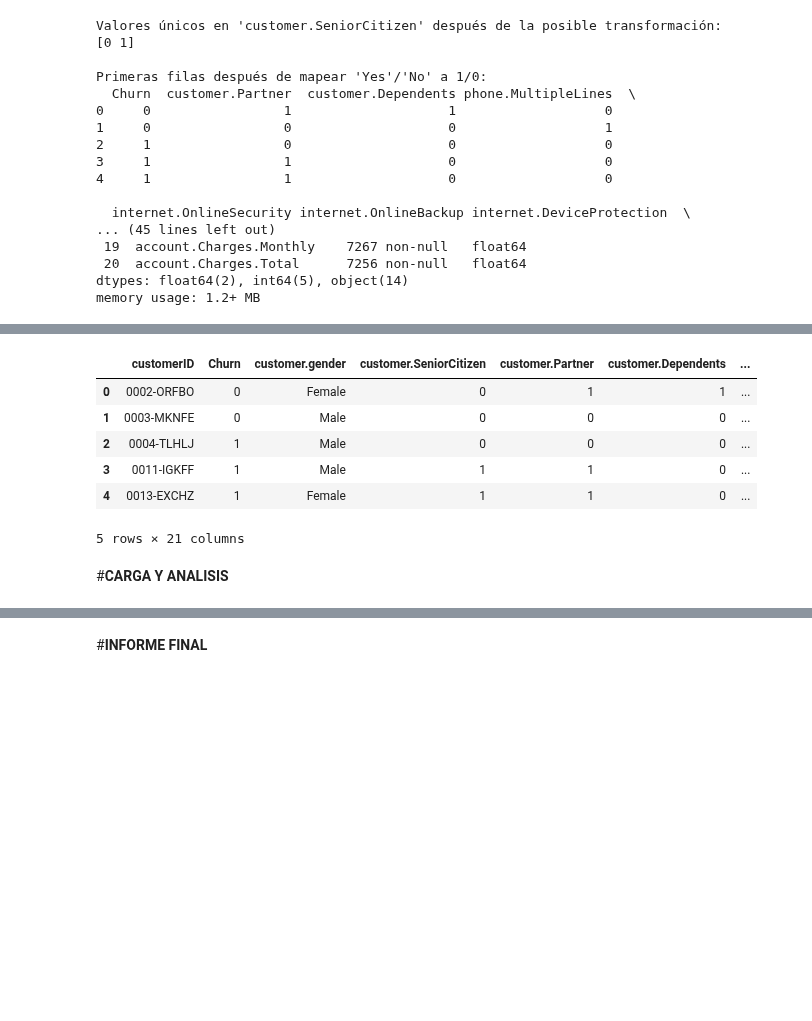
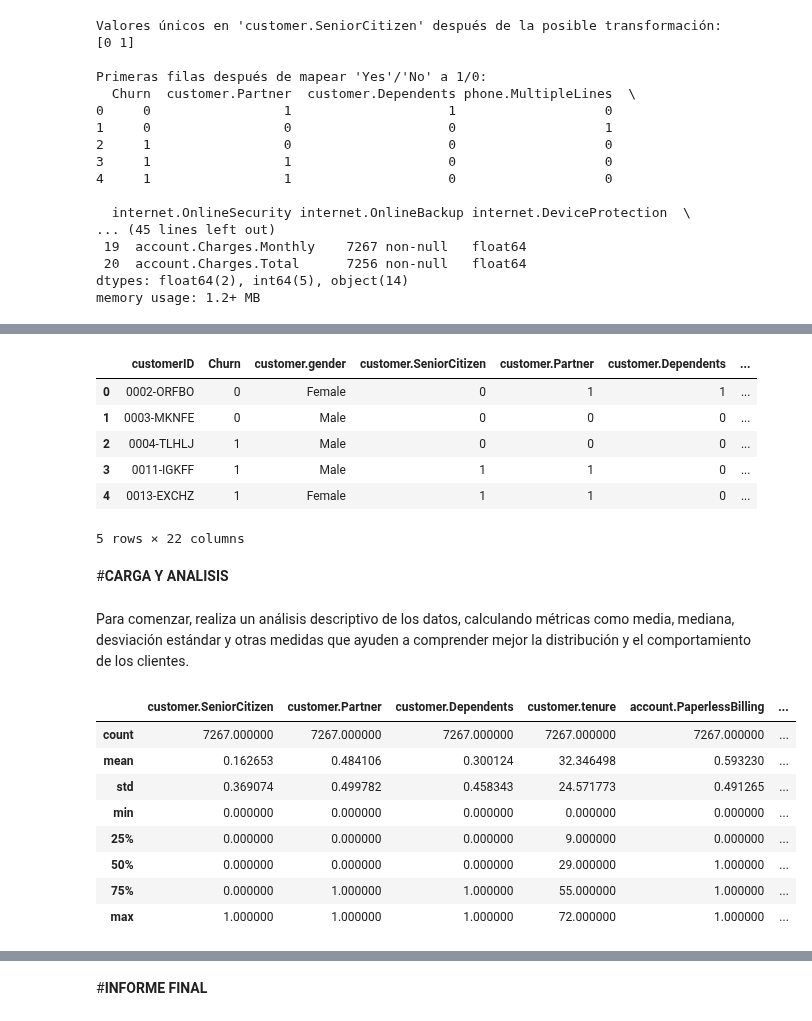
Before and after one commit to Ivan8Garcia/challenge-data-science, a Jupyter notebook: CHALLENGE_TELECOMX_LATAM.ipynb, the cells around one changed output, grey strips where cells are left out. Cells and saved outputs as stored; diff of their text form; code cells hidden in the pictures; blank space fills up the shorter version.

```diff
--- a/CHALLENGE_TELECOMX_LATAM.ipynb
+++ b/CHALLENGE_TELECOMX_LATAM.ipynb
@@ -271,0 +276,30 @@ memory usage: 1.2+ MB
+# %%
+# prompt: Ahora que los datos están limpios, es momento de crear la columna "Cuentas_Diarias"  y tradúcela en inglés. Utiliza la facturación mensual para calcular el valor diario, proporcionando una visión más detallada del comportamiento de los clientes a lo largo del tiempo.
+
+# Crear la columna "Cuentas_Diarias" (Daily_Charges)
+# Suponiendo que la facturación mensual es 'account.Charges.Monthly'
+# Y que se divide entre 30 días para obtener un valor diario aproximado.
+# Traducir a inglés según la instrucción.
+
+# Ensure the column exists and is numeric
+if 'account.Charges.Monthly' in datos_normalizado.columns:
+  # Convert to numeric, handling potential errors
+  datos_normalizado['account.Charges.Monthly'] = pd.to_numeric(datos_normalizado['account.Charges.Monthly'], errors='coerce')
+
+  # Calculate Daily Charges
+  # Check if the column is numeric before performing division
+  if pd.api.types.is_numeric_dtype(datos_normalizado['account.Charges.Monthly']):
+      datos_normalizado['Daily_Charges'] = datos_normalizado['account.Charges.Monthly'] / 30
+  else:
+      print("Error: 'account.Charges.Monthly' is not numeric. Cannot calculate 'Daily_Charges'.")
+else:
+  print("Error: 'account.Charges.Monthly' column not found.")
+
+
+# Mostrar las primeras filas con la nueva columna para verificar
+print("\nPrimeras filas del DataFrame con la nueva columna 'Daily_Charges':")
+print(datos_normalizado[['account.Charges.Monthly', 'Daily_Charges']].head())
+
+# Información final del DataFrame para ver la nueva columna y su tipo de dato
+print("\nInformación del DataFrame después de agregar 'Daily_Charges':")
+datos_normalizado.info()
@@ -278,4 +330,4 @@ datos_normalizado.head()
 | 2 | 0004-TLHLJ | 1 | Male | 0 | 0 | 0 | ... |
 | 3 | 0011-IGKFF | 1 | Male | 1 | 1 | 0 | ... |
 | 4 | 0013-EXCHZ | 1 | Female | 1 | 1 | 0 | ... |
-5 rows × 21 columns
+5 rows × 22 columns
@@ -285,2 +338,16 @@ col_str= ["Churn","customer.gender","customer.Partner","customer.Dependents","ph
 # %% [markdown]
 #**CARGA Y ANALISIS**
+# %% [markdown]
+Para comenzar, realiza un análisis descriptivo de los datos, calculando métricas como media, mediana, desviación estándar y otras medidas que ayuden a comprender mejor la distribución y el comportamiento de los clientes.
+# %%
+datos_normalizado.describe()
+# %% [output]
+|  | customer.SeniorCitizen | customer.Partner | customer.Dependents | customer.tenure | account.PaperlessBilling | ... |
+| count | 7267.000000 | 7267.000000 | 7267.000000 | 7267.000000 | 7267.000000 | ... |
+| mean | 0.162653 | 0.484106 | 0.300124 | 32.346498 | 0.593230 | ... |
+| std | 0.369074 | 0.499782 | 0.458343 | 24.571773 | 0.491265 | ... |
+| min | 0.000000 | 0.000000 | 0.000000 | 0.000000 | 0.000000 | ... |
+| 25% | 0.000000 | 0.000000 | 0.000000 | 9.000000 | 0.000000 | ... |
+| 50% | 0.000000 | 0.000000 | 0.000000 | 29.000000 | 1.000000 | ... |
+| 75% | 0.000000 | 1.000000 | 1.000000 | 55.000000 | 1.000000 | ... |
+| max | 1.000000 | 1.000000 | 1.000000 | 72.000000 | 1.000000 | ... |
```
Also changed, not shown: parts of 7 cells of this notebook.
